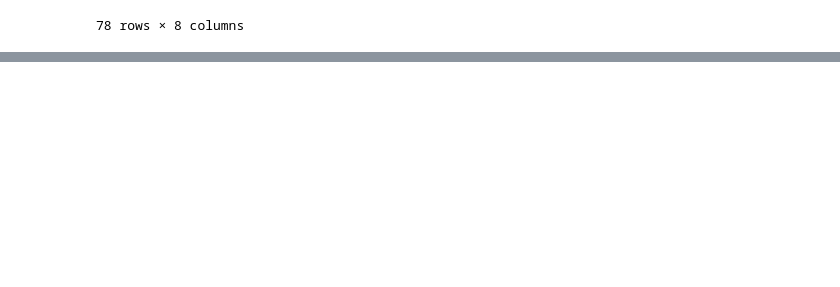
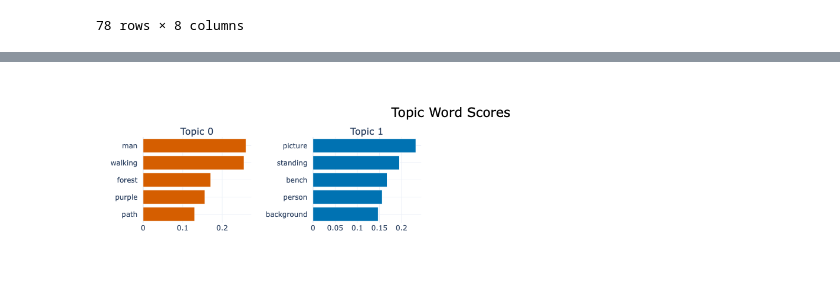
Before and after one commit to michelledtt/stable-diffusion-webui-study, a Jupyter notebook: analysis/bertopic.ipynb, the cells around one changed output, grey strips where cells are left out. Drawn from its saved outputs; the diff is of its cells as text; code cells hidden in the pictures; blank space fills up the shorter version.

```diff
--- a/analysis/bertopic.ipynb
+++ b/analysis/bertopic.ipynb
@@ -184,0 +207,8 @@ topic_model.get_topic(1)
+# %%
+captions_sound = read_txt_file('/Users/mimi/Desktop/internship/study/sound_image_captions.txt')
+
+vectorizer_model = CountVectorizer(stop_words="english")
+topic_model = BERTopic(vectorizer_model=vectorizer_model)
+
+topics, probs = topic_model.fit_transform(captions_sound)
+topic_model.get_topic_info()
@@ -184,0 +220,4 @@ topic_model.get_topic(1)
+# %%
+topic_model.visualize_barchart()
+# %% [output]
+[figure, added]
```
Also changed, not shown: parts of 18 cells of this notebook, 2 other files.
